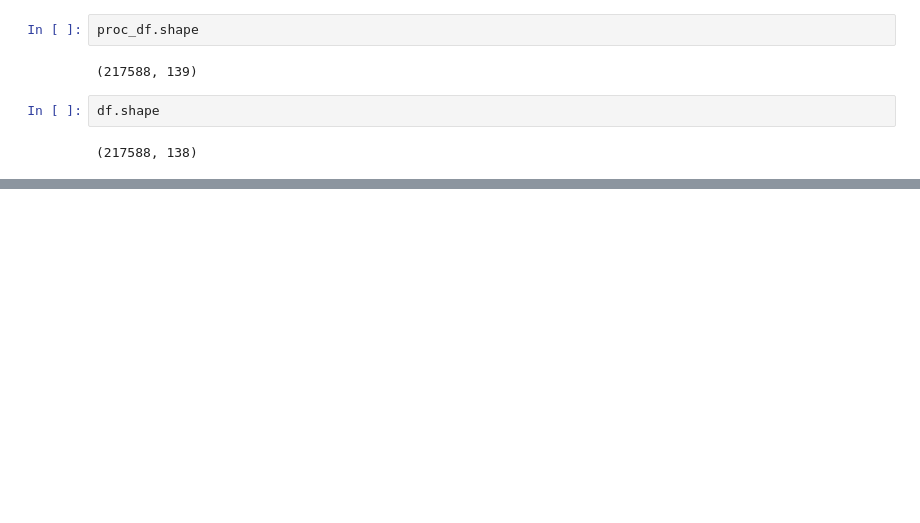
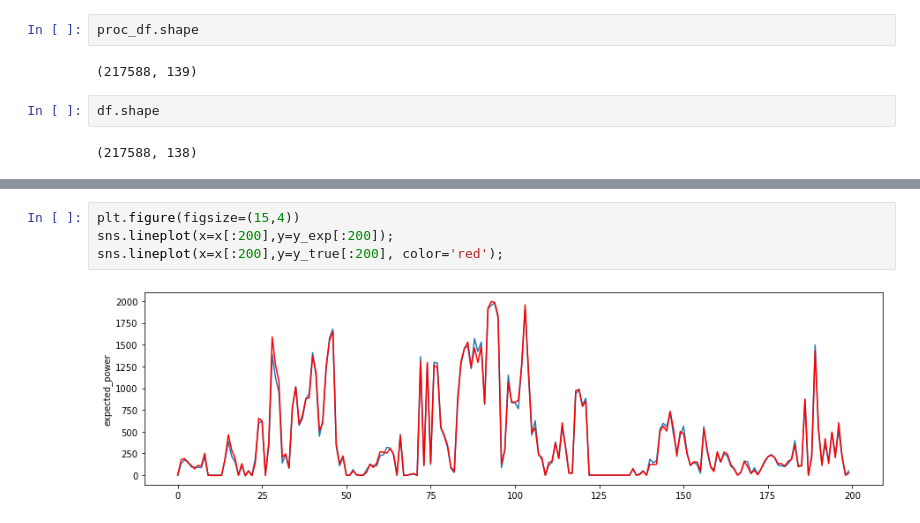
Before and after one commit to abbey2017/wind-energy-analytics, a Jupyter notebook: examples/expected_power_estimation/binning_method.ipynb, the cells around one changed output, grey strips where cells are left out. Cells and saved outputs as stored; diff of their text form; blank space fills up the shorter version.

```diff
--- a/examples/expected_power_estimation/binning_method.ipynb
+++ b/examples/expected_power_estimation/binning_method.ipynb
@@ -121,0 +136,6 @@ df.shape
+# %%
+plt.figure(figsize=(15,4))
+sns.lineplot(x=x[:200],y=y_exp[:200]);
+sns.lineplot(x=x[:200],y=y_true[:200], color='red');
+# %% [output]
+[figure, added]
```
Also changed, not shown: parts of 9 cells of this notebook.
